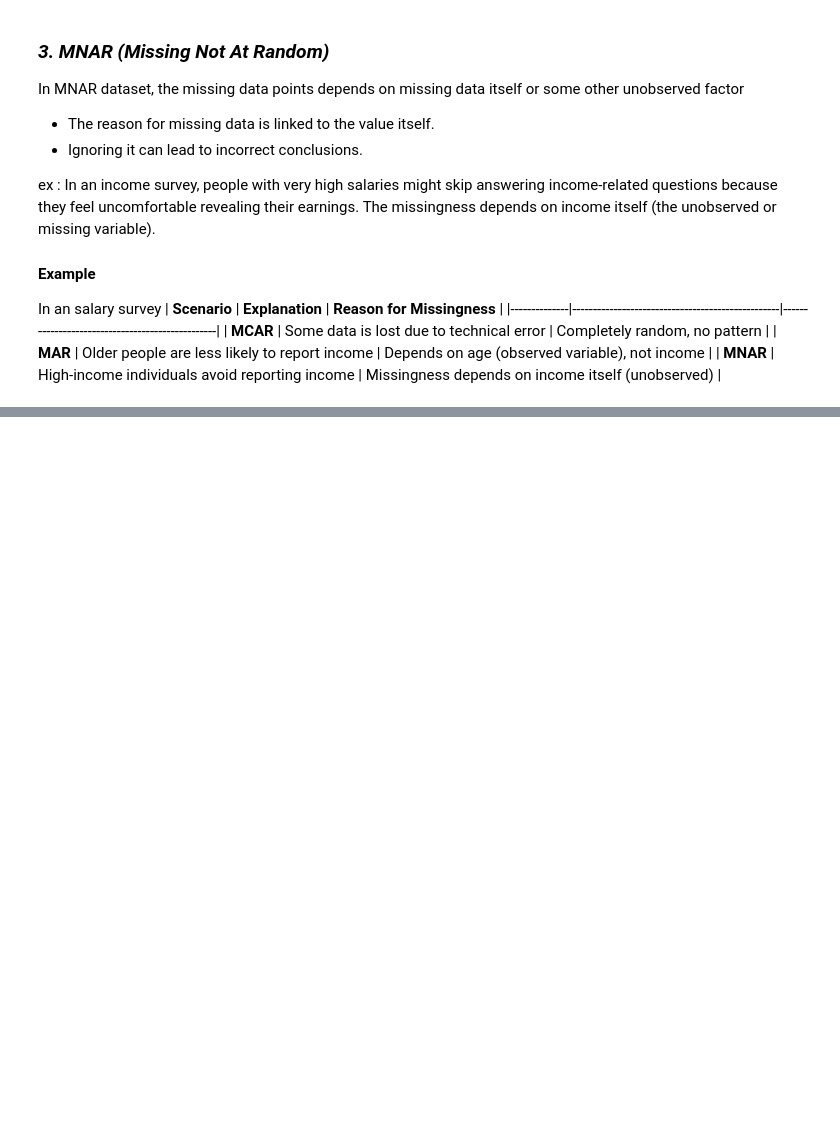
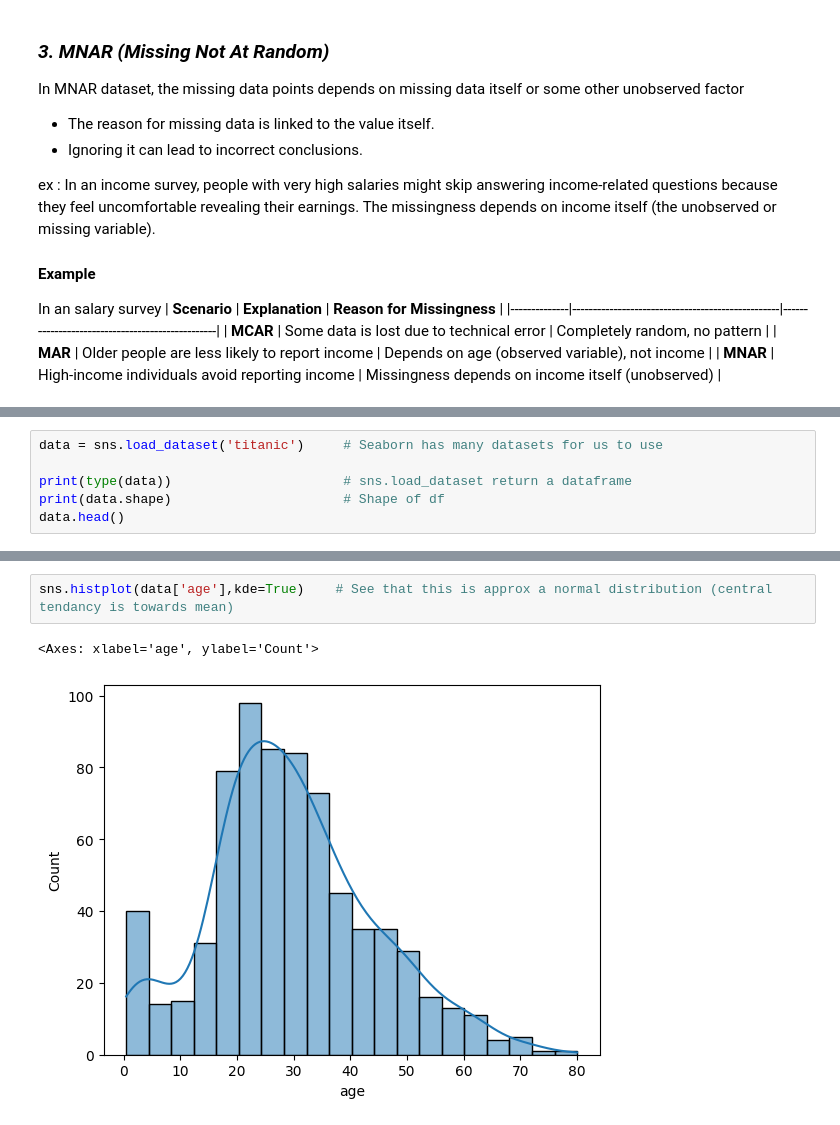
Before and after one commit to ArunNegi112/feature-engineering-eda, a Jupyter notebook: Feature engineering/1_HandlingMissingValues.ipynb, the cells around one changed output, grey strips where cells are left out. Cells and saved outputs as stored; diff of their text form; blank space fills up the shorter version.

```diff
--- a/Feature engineering/1_HandlingMissingValues.ipynb
+++ b/Feature engineering/1_HandlingMissingValues.ipynb
@@ -35,0 +45,6 @@ In an salary survey
+# %%
+data = sns.load_dataset('titanic')     # Seaborn has many datasets for us to use
+
+print(type(data))                      # sns.load_dataset return a dataframe
+print(data.shape)                      # Shape of df
+data.head()
@@ -35,0 +145,5 @@ In an salary survey
+# %%
+sns.histplot(data['age'],kde=True)    # See that this is approx a normal distribution (central tendancy is towards mean)
+# %% [output]
+<Axes: xlabel='age', ylabel='Count'>
+[figure, added]
```
Also changed, not shown: parts of 28 cells of this notebook.
